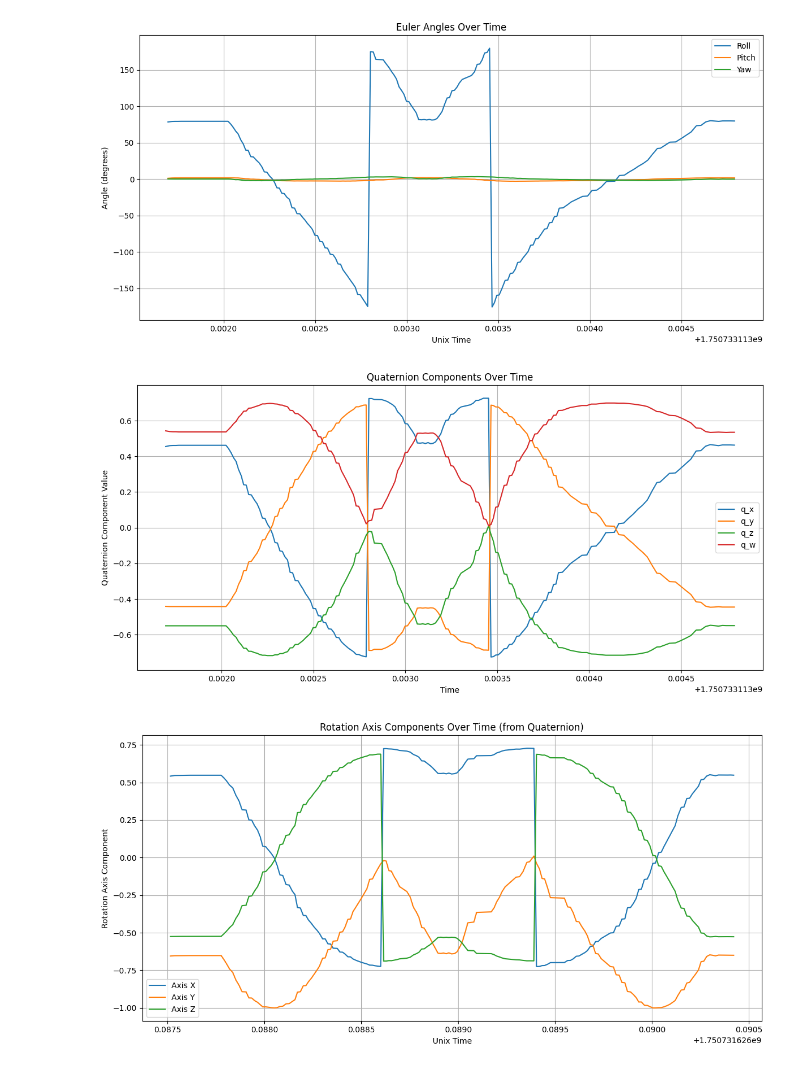
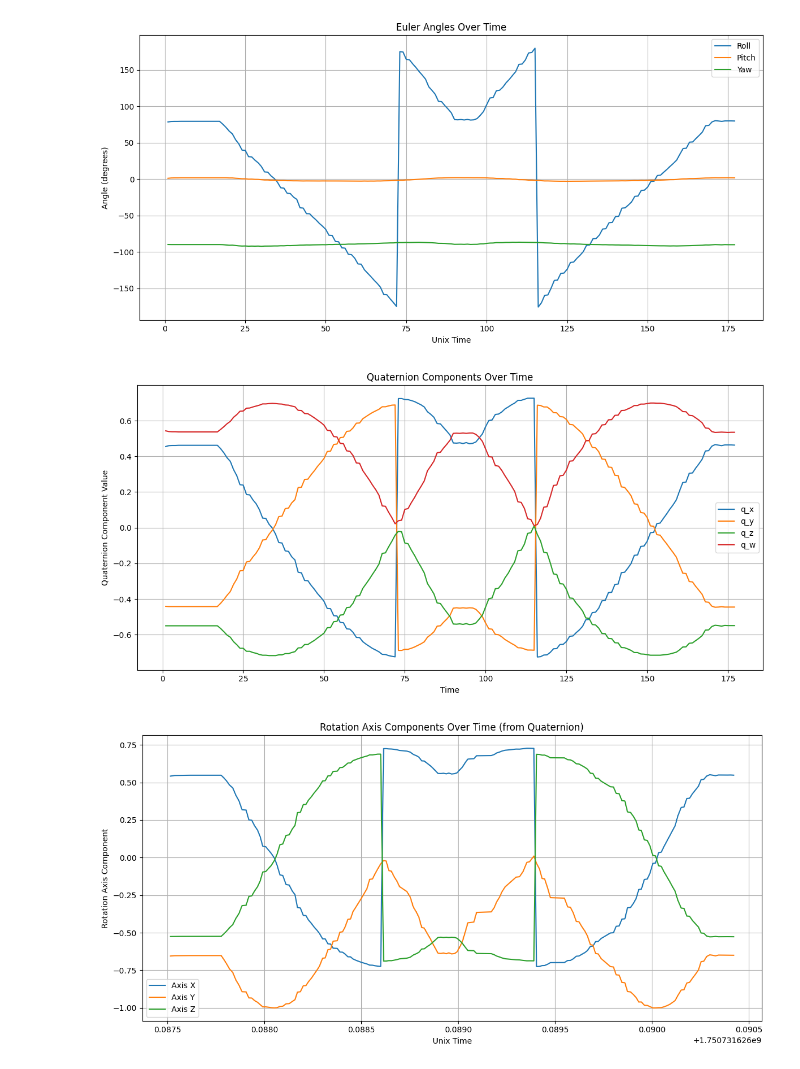
Before and after one commit to EIGSEP/eigsep-sensors, a Jupyter notebook: notebooks/imu_data_test.ipynb, the cells around one changed output. Drawn from its saved outputs; the diff is of its cells as text; code cells hidden in the pictures.

```diff
--- a/notebooks/imu_data_test.ipynb
+++ b/notebooks/imu_data_test.ipynb
@@ -10,13 +10,13 @@ with open(file_path, "r") as f:
 
 # Define the parsing function
 
-    def get_pitch_roll_from_gravity(gx, gy, gz):
-        pitch = np.degrees(np.arcsin(-gx / np.linalg.norm([gx, gy, gz])))
-        roll = np.degrees(np.arctan2(gy, gz))
+def get_pitch_roll_from_gravity(gx, gy, gz):
+    pitch = np.degrees(np.arcsin(-gx / np.linalg.norm([gx, gy, gz])))
+    roll = np.degrees(np.arctan2(gy, gz))
 
-        roll = ((roll + 90) % 180) - 90
+    roll = ((roll + 90) % 180) - 90
 
-        return pitch, roll
+    return pitch, roll
 
 def quaternion_to_euler(q):
     """
@@ -29,6 +29,7 @@ def quaternion_to_euler(q):
         tuple: (roll, pitch, yaw) in degrees
     """
     x, z, y, w = q
+    w = - w
 
     # Roll (x-axis rotation)
     sinr_cosp = 2 * (w * x + y * z)
@@ -44,7 +45,7 @@ def quaternion_to_euler(q):
     siny_cosp = 2 * (w * z + x * y)
     cosy_cosp = 1 - 2 * (y * y + z * z)
     yaw = np.arctan2(siny_cosp, cosy_cosp)
-    corrected_yaw = (yaw + np.pi/2)
+    corrected_yaw = (yaw)
     return np.degrees(corrected_roll), np.degrees(pitch), np.degrees(corrected_yaw)
 
 def parse_line(line):
@@ -54,7 +55,7 @@ def parse_line(line):
     for part in parts:
         try:
             key, *values = part.split(":")
-            if key in ["q", "a", "la", "g", "m", "grav"]:
+            if key in ["q", "gq", "a", "la", "g", "m", "grav"]:
                 data[key] = [float(v) for v in values]
             elif key == "steps":
                 data[key] = int(values[0])
@@ -83,9 +84,9 @@ df_valid[["roll", "pitch", "yaw"]] = pd.DataFrame(df_valid["euler"].tolist(), in
 
 # Plot pitch, yaw, and roll
 plt.figure(figsize=(12, 6))
-plt.plot(df_valid["unix_time"], df_valid["roll"], label="Roll")
-plt.plot(df_valid["unix_time"], df_valid["pitch"], label="Pitch")
-plt.plot(df_valid["unix_time"], df_valid["yaw"], label="Yaw")
+plt.plot(df_valid["roll"], label="Roll")
+plt.plot(df_valid["pitch"], label="Pitch")
+plt.plot(df_valid["yaw"], label="Yaw")
 plt.xlabel("Unix Time")
 plt.ylabel("Angle (degrees)")
 plt.title("Euler Angles Over Time")
@@ -94,26 +95,26 @@ plt.grid(True)
 plt.tight_layout()
 plt.show()
 # %% [output]
-[figure, old version]
+[figure, new version]
 # %%
 df_valid[["q_x", "q_z", "q_y", "q_w"]] = pd.DataFrame(df_valid["q"].tolist(), index=df_valid.index)
 
 import matplotlib.pyplot as plt
 
 plt.figure(figsize=(12, 6))
-plt.plot(df_valid["unix_time"], df_valid["q_x"], label="q_x")
-plt.plot(df_valid["unix_time"], df_valid["q_y"], label="q_y")
-plt.plot(df_valid["unix_time"], df_valid["q_z"], label="q_z")
-plt.plot(df_valid["unix_time"], df_valid["q_w"], label="q_w")
+plt.plot(df_valid["q_x"], label="q_x")
+plt.plot(df_valid["q_y"], label="q_y")
+plt.plot(df_valid["q_z"], label="q_z")
+plt.plot(df_valid["q_w"], label="q_w")
 plt.xlabel("Time")
 plt.ylabel("Quaternion Component Value")
 plt.title("Quaternion Components Over Time")
 plt.legend()
 plt.grid(True)
 plt.tight_layout()
 plt.show()
 # %% [output]
-[figure, old version]
+[figure, new version]
 # %%
 # Assume df_valid is already defined and contains a 'q' column with valid quaternions
 
```
Also changed, not shown: parts of 10 cells of this notebook, 2 other files.
